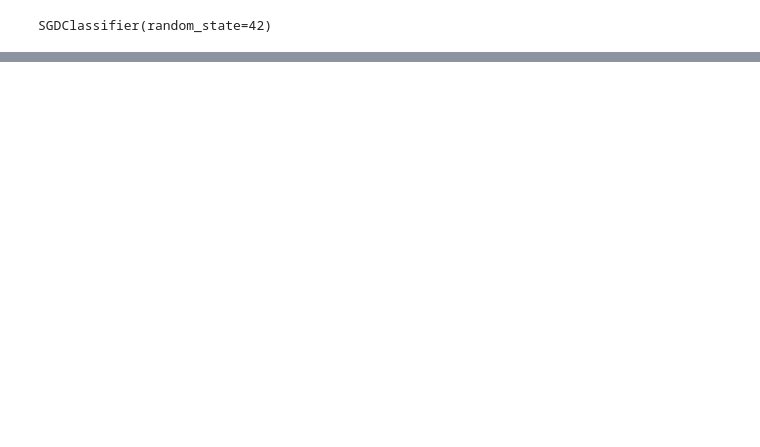
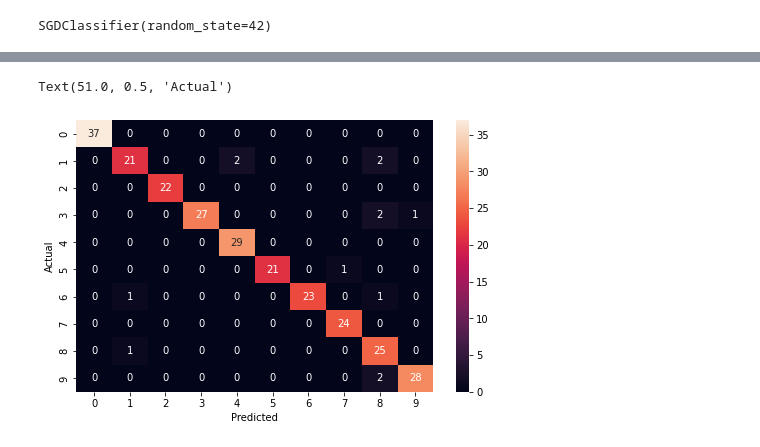
Before and after one commit to Tanmay20030516/mnist-dataset, a Jupyter notebook: mnist_digit_classification_using_SGDClassifier.ipynb, the cells around one changed output, grey strips where cells are left out. Cells and saved outputs as stored; diff of their text form; code cells hidden in the pictures; blank space fills up the shorter version.

```diff
--- a/mnist_digit_classification_using_SGDClassifier.ipynb
+++ b/mnist_digit_classification_using_SGDClassifier.ipynb
@@ -145,0 +234,6 @@ Text(70.72222222222221, 0.5, 'Actual')
+# %%
+y_test_pred = sgd_clf1.predict(X_test)
+# %%
+from sklearn.metrics import confusion_matrix
+cf=confusion_matrix(y_test,y_test_pred)
+cf
@@ -145,0 +251,9 @@ Text(70.72222222222221, 0.5, 'Actual')
+# %%
+import seaborn as sns
+plt.figure(figsize=(8,5))
+sns.heatmap(cf,annot=True,fmt=',d')
+plt.xlabel('Predicted')
+plt.ylabel('Actual')
+# %% [output]
+Text(51.0, 0.5, 'Actual')
+[figure, added]
```
Also changed, not shown: parts of 44 cells of this notebook.
